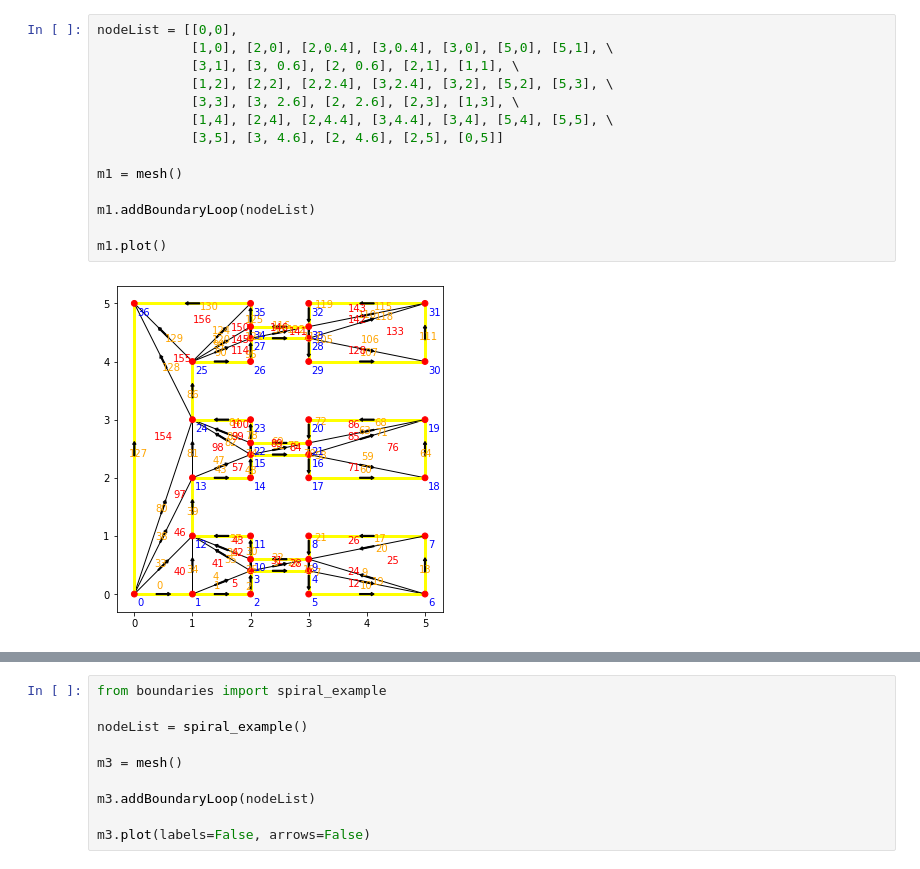
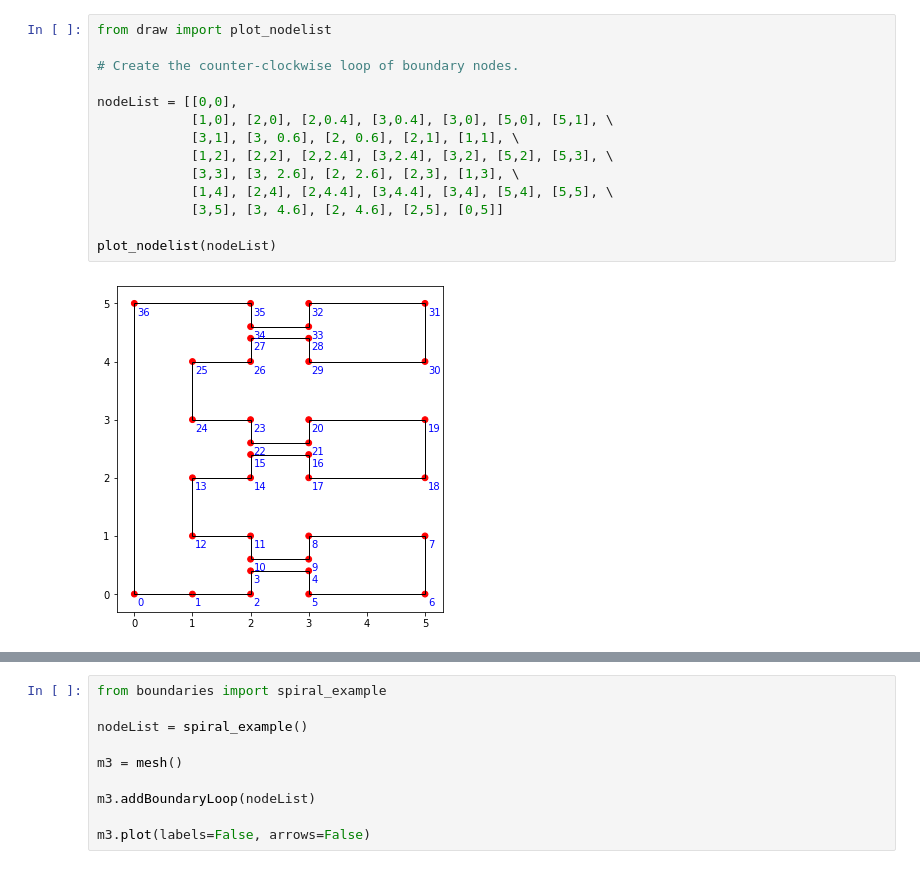
Before and after one commit to JerryGreenough/Delaunay-Meshing-Videos, a Jupyter notebook: mesh.ipynb, the cells around one changed output, grey strips where cells are left out. Drawn from its saved outputs; the diff is of its cells as text.

```diff
--- a/mesh.ipynb
+++ b/mesh.ipynb
@@ -3,16 +14,16 @@ from delaunay_mesh import mesh
 # %%
+from draw import plot_nodelist
+
+# Create the counter-clockwise loop of boundary nodes.
+
 nodeList = [[0,0],
             [1,0], [2,0], [2,0.4], [3,0.4], [3,0], [5,0], [5,1], \
             [3,1], [3, 0.6], [2, 0.6], [2,1], [1,1], \
             [1,2], [2,2], [2,2.4], [3,2.4], [3,2], [5,2], [5,3], \
             [3,3], [3, 2.6], [2, 2.6], [2,3], [1,3], \
             [1,4], [2,4], [2,4.4], [3,4.4], [3,4], [5,4], [5,5], \
             [3,5], [3, 4.6], [2, 4.6], [2,5], [0,5]]
 
-m1 = mesh()
-
-m1.addBoundaryLoop(nodeList)
-
-m1.plot()
+plot_nodelist(nodeList)
 # %% [output]
-[figure, old version]
+[figure, new version]
```
Also changed, not shown: parts of 21 cells of this notebook, 8 other files.
